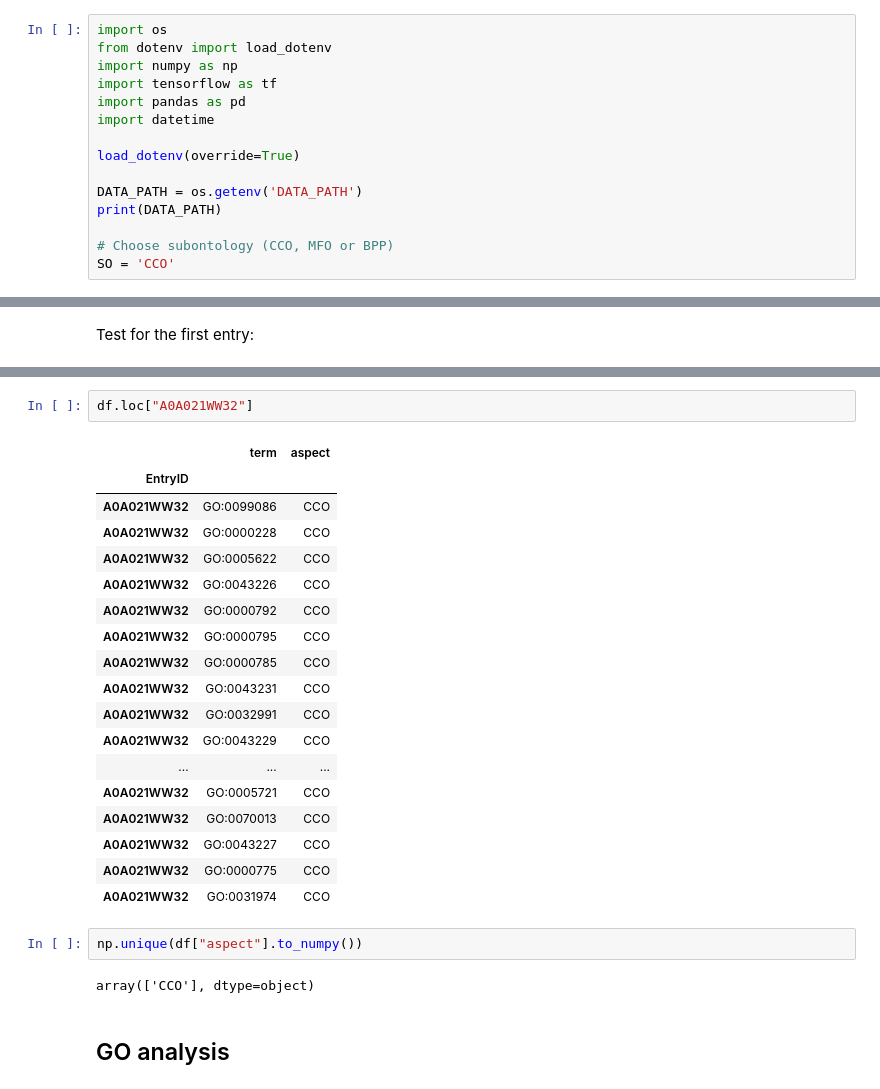
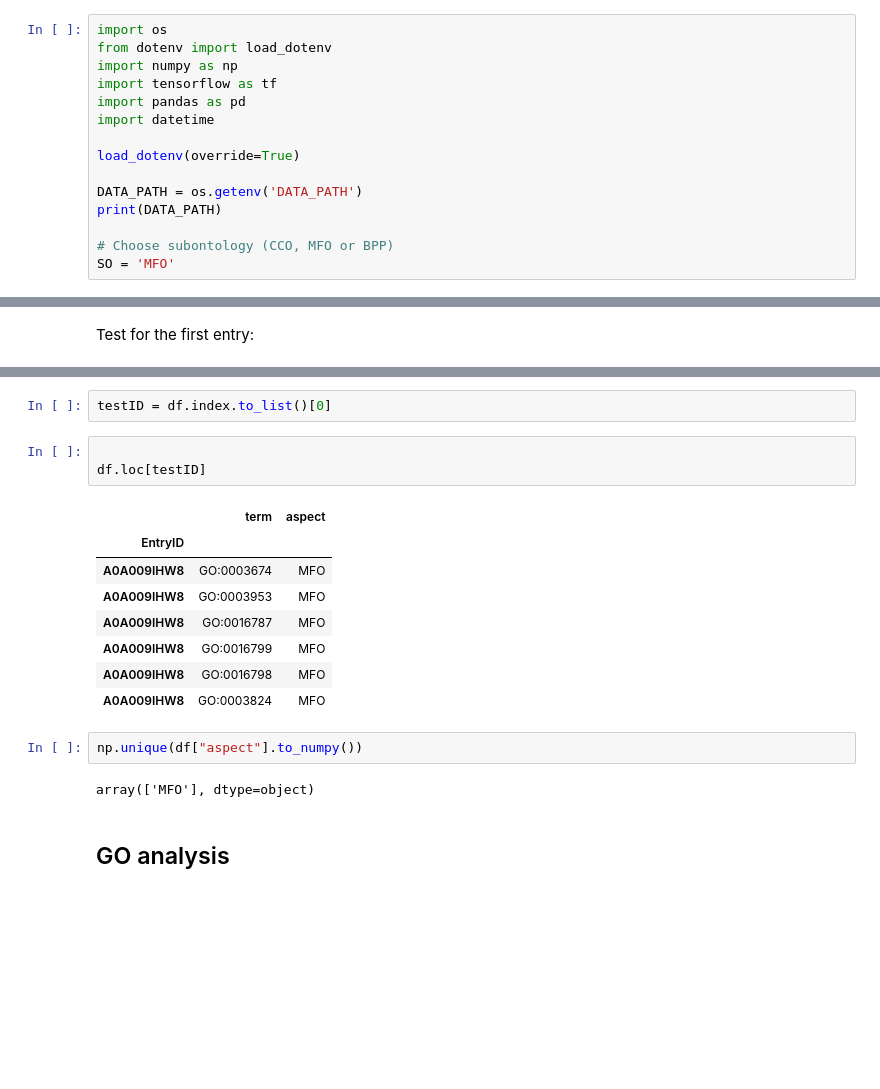
Before and after one commit to m5k5/KaggleCAFAChallenge, a Jupyter notebook: SO Model.ipynb, the cells around one changed output, grey strips where cells are left out. Cells and saved outputs as stored; diff of their text form; blank space fills up the shorter version.

```diff
--- a/SO Model.ipynb
+++ b/SO Model.ipynb
@@ -12,5 +12,5 @@ DATA_PATH = os.getenv('DATA_PATH')
 print(DATA_PATH)
 
 # Choose subontology (CCO, MFO or BPP)
-SO = 'CCO'
+SO = 'MFO'
 # %% [output]
@@ -75,28 +72,21 @@ df.head(10)
+# %%
+testID = df.index.to_list()[0]
 # %%
-df.loc["A0A021WW32"]
+
+df.loc[testID]
 # %% [output]
 |  | term | aspect |
 | EntryID |  |  |
-| A0A021WW32 | GO:0099086 | CCO |
-| A0A021WW32 | GO:0000228 | CCO |
-| A0A021WW32 | GO:0005622 | CCO |
-| A0A021WW32 | GO:0043226 | CCO |
-| A0A021WW32 | GO:0000792 | CCO |
-| A0A021WW32 | GO:0000795 | CCO |
-| A0A021WW32 | GO:0000785 | CCO |
-| A0A021WW32 | GO:0043231 | CCO |
-| A0A021WW32 | GO:0032991 | CCO |
-| A0A021WW32 | GO:0043229 | CCO |
-| ... | ... | ... |
-| A0A021WW32 | GO:0005721 | CCO |
-| A0A021WW32 | GO:0070013 | CCO |
-| A0A021WW32 | GO:0043227 | CCO |
-| A0A021WW32 | GO:0000775 | CCO |
-| A0A021WW32 | GO:0031974 | CCO |
+| A0A009IHW8 | GO:0003674 | MFO |
+| A0A009IHW8 | GO:0003953 | MFO |
+| A0A009IHW8 | GO:0016787 | MFO |
+| A0A009IHW8 | GO:0016799 | MFO |
+| A0A009IHW8 | GO:0016798 | MFO |
+| A0A009IHW8 | GO:0003824 | MFO |
 # %%
 np.unique(df["aspect"].to_numpy())
 # %% [output]
-array(['CCO'], dtype=object)
+array(['MFO'], dtype=object)
 # %% [markdown]
 ## GO analysis
 # %%
```
Also changed, not shown: parts of 14 cells of this notebook, 1 other file.
